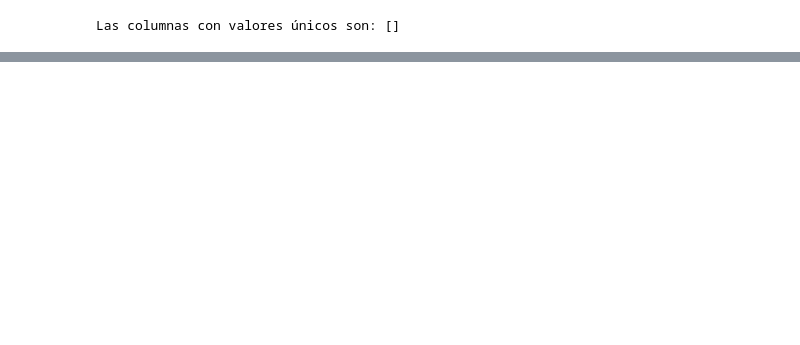
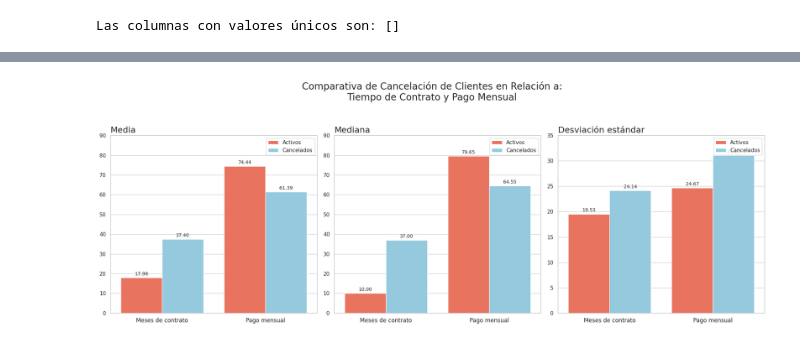
Before and after one commit to Lsanmart73/Challenger-Telecom-XChallenger-Telecom-X2, a Jupyter notebook: TelecomX2.ipynb, the cells around one changed output, grey strips where cells are left out. Drawn from its saved outputs; the diff is of its cells as text; code cells hidden in the pictures; blank space fills up the shorter version.

```diff
--- a/TelecomX2.ipynb
+++ b/TelecomX2.ipynb
@@ -92,0 +173,20 @@ correlacion
+# %%
+import matplotlib.pyplot as plt
+import seaborn as sns
+
+# Datos de distribución de clases
+clases = ['Activos', 'Cancelados']
+porcentajes = [74.24, 25.76]
+
+# Configuración del gráfico
+plt.figure(figsize=(10, 6))
+sns.set_style("whitegrid")
+
+# Gráfico de pastel (Pie Chart)
+plt.pie(porcentajes,
+        labels=clases,
+        autopct='%1.1f%%',
+        colors=['#3498db', '#e74c3c'],
+        explode=(0, 0.1))  # Separar ligeramente la clase de abandono
+
+plt.show()
@@ -92,0 +235,69 @@ correlacion
+# %%
+# Configuración de estilo
+sns.set_theme(style="whitegrid", font_scale=1.2)
+sns.set_context("notebook")
+
+# Variables a analizar
+columnas = ['Meses_contrato', 'Cuentas_mensuales']
+nombres_columnas = {
+    'Meses_contrato': 'Meses de contrato',
+    'Cuentas_mensuales': 'Pago mensual',
+
+    }
+
+# Función para calcular media, mediana y std
+def calcular_estadisticas(df, columnas):
+    resumen = []
+    for col in columnas:
+        for grupo, etiqueta in [(1, 'Activos'), (0, 'Cancelados')]:
+            datos = df[df['Cancelacion'] == grupo][col]
+            resumen.extend([
+                ['Media', col, etiqueta, datos.mean()],
+                ['Mediana', col, etiqueta, datos.median()],
+                ['Desviación estándar', col, etiqueta, datos.std()]
+            ])
+    return pd.DataFrame(resumen, columns=['Estadística', 'Variable', 'Grupo', 'Valor'])
+
+# Calcular resumen
+df_estadisticas = calcular_estadisticas(datos, columnas)
+
+# Preparar figura
+fig, axes = plt.subplots(1, 3, figsize=(20, 7))
+colores = {'Activos': 'tomato', 'Cancelados': 'skyblue'}
+estadisticas = ['Media', 'Mediana', 'Desviación estándar']
+
+# Crear gráficos
+for i, estadistica in enumerate(estadisticas):
+    ax = axes[i]
+    datos_plot = df_estadisticas[df_estadisticas['Estadística'] == estadistica].copy()
+    datos_plot['Variable'] = datos_plot['Variable'].map(nombres_columnas)
+
+    sns.barplot(data=datos_plot, x='Variable', y='Valor', hue='Grupo', palette=colores, ax=ax)
+
+    ax.set_title(estadistica, fontsize=18, loc='left')
+    ax.set_xlabel('')
+    ax.set_ylabel('')
+    ax.tick_params(axis='x', labelsize=12)
+    ax.legend(title='', loc='upper right')
+
+    # Límites del eje Y opcionales
+    if estadistica == 'Media' or estadistica == 'Mediana':
+        ax.set_ylim(0, 90)
+    elif estadistica == 'Desviación estándar':
+        ax.set_ylim(0, 35)
+
+    # Etiquetas sobre las barras
+    for container in ax.containers:
+        ax.bar_label(container, fmt='%.2f', padding=3, fontsize=10)
+
+# Título general
+plt.suptitle(
+    'Comparativa de Cancelación de Clientes en Relación a:\nTiempo de Contrato y Pago Mensual',
+    fontsize=20, y=1.05
+)
+
+plt.tight_layout()
+plt.savefig("comparacion_pago_mes_dia_y_tiempo.png", dpi=300, bbox_inches='tight')
+plt.show()
+# %% [output]
+[figure, added]
```
Also changed, not shown: parts of 69 cells of this notebook.
